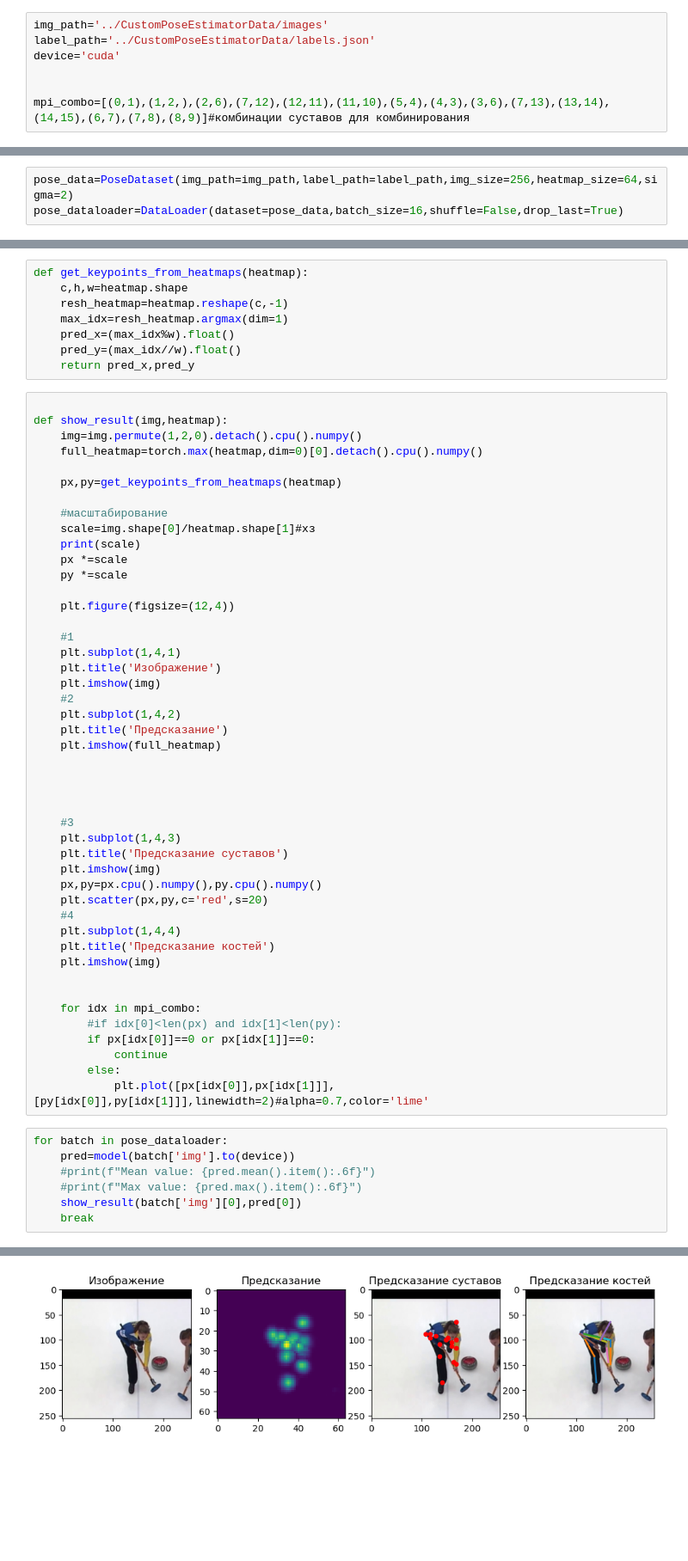
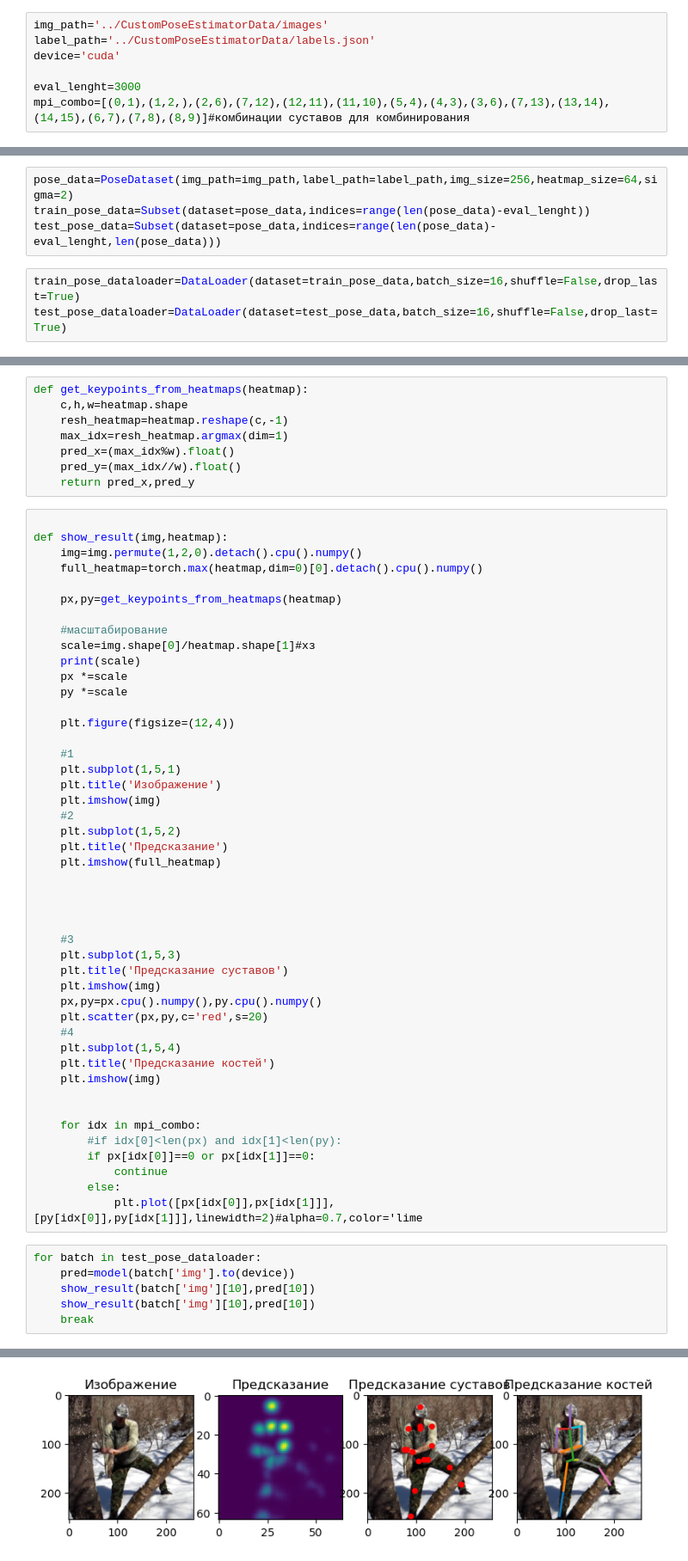
Before and after one commit to BombasticFantastik/CustomPoseEstimator, a Jupyter notebook: main.ipynb, the cells around one changed output, grey strips where cells are left out. Shown at 86% size. Saved outputs shown, nothing was run; the diff lists cells and outputs as text; blank space fills up the shorter version.

```diff
--- a/main.ipynb
+++ b/main.ipynb
@@ -18,7 +18,7 @@ img_path='../CustomPoseEstimatorData/images'
 label_path='../CustomPoseEstimatorData/labels.json'
 device='cuda'
 
-
+eval_lenght=3000
 mpi_combo=[(0,1),(1,2,),(2,6),(7,12),(12,11),(11,10),(5,4),(4,3),(3,6),(7,13),(13,14),(14,15),(6,7),(7,8),(8,9)]#комбинации суставов для комбинирования
 # %%
 class PoseDataset(Dataset):
@@ -104,5 +104,9 @@ class PoseDataset(Dataset):
         }
 # %%
 pose_data=PoseDataset(img_path=img_path,label_path=label_path,img_size=256,heatmap_size=64,sigma=2)
-pose_dataloader=DataLoader(dataset=pose_data,batch_size=16,shuffle=False,drop_last=True)
+train_pose_data=Subset(dataset=pose_data,indices=range(len(pose_data)-eval_lenght))
+test_pose_data=Subset(dataset=pose_data,indices=range(len(pose_data)-eval_lenght,len(pose_data)))
+# %%
+train_pose_dataloader=DataLoader(dataset=train_pose_data,batch_size=16,shuffle=False,drop_last=True)
+test_pose_dataloader=DataLoader(dataset=test_pose_data,batch_size=16,shuffle=False,drop_last=True)
 # %%
@@ -212,11 +212,11 @@ def show_result(img,heatmap):
     plt.figure(figsize=(12,4))
 
     #1
-    plt.subplot(1,4,1)
+    plt.subplot(1,5,1)
     plt.title('Изображение')
     plt.imshow(img)
     #2
-    plt.subplot(1,4,2)
+    plt.subplot(1,5,2)
     plt.title('Предсказание')
     plt.imshow(full_heatmap)
 
@@ -224,13 +224,13 @@ def show_result(img,heatmap):
 
 
     #3
-    plt.subplot(1,4,3)
+    plt.subplot(1,5,3)
     plt.title('Предсказание суставов')
     plt.imshow(img)
     px,py=px.cpu().numpy(),py.cpu().numpy()
     plt.scatter(px,py,c='red',s=20)
     #4
-    plt.subplot(1,4,4)
+    plt.subplot(1,5,4)
     plt.title('Предсказание костей')
     plt.imshow(img)
 
@@ -240,13 +240,12 @@ def show_result(img,heatmap):
         if px[idx[0]]==0 or px[idx[1]]==0:
             continue
         else:
-            plt.plot([px[idx[0]],px[idx[1]]],[py[idx[0]],py[idx[1]]],linewidth=2)#alpha=0.7,color='lime'
+            plt.plot([px[idx[0]],px[idx[1]]],[py[idx[0]],py[idx[1]]],linewidth=2)#alpha=0.7,color='lime
 # %%
-for batch in pose_dataloader:
+for batch in test_pose_dataloader:
     pred=model(batch['img'].to(device))
-    #print(f"Mean value: {pred.mean().item():.6f}")
-    #print(f"Max value: {pred.max().item():.6f}")
-    show_result(batch['img'][0],pred[0])
+    show_result(batch['img'][10],pred[10])
+    show_result(batch['img'][10],pred[10])
     break
 # %% [output]
 4.0
@@ -253 +253 @@ for batch in pose_dataloader:
-[figure, old version]
+[figure, new version]
```
Also changed, not shown: parts of 8 cells of this notebook.
